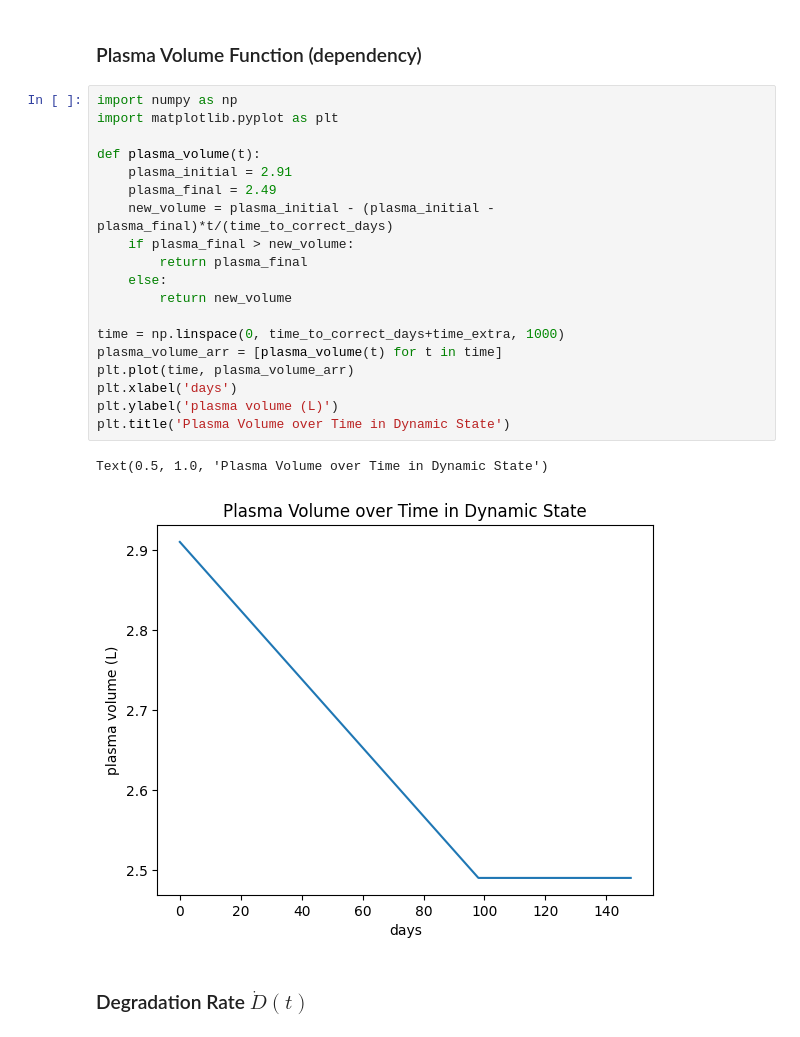
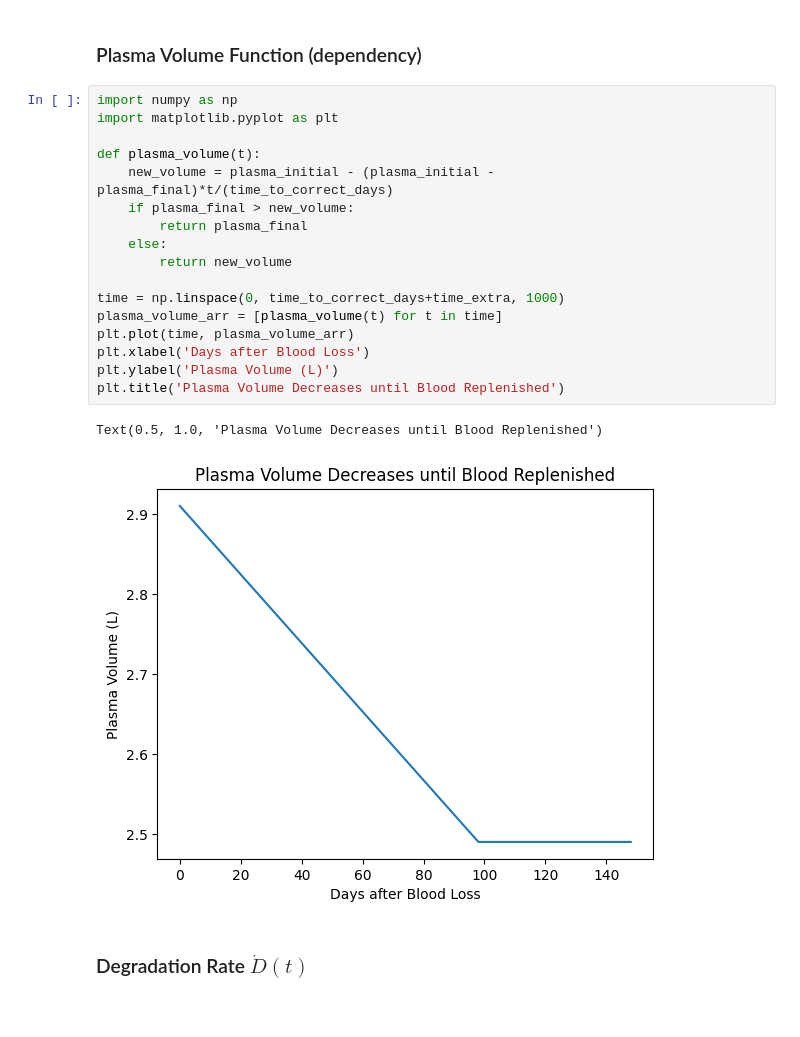
Before and after one commit to penelopenorth/PBL2, a Jupyter notebook: dynamic.ipynb, the cells around one changed output. Saved outputs shown, nothing was run; the diff lists cells and outputs as text.

```diff
--- a/dynamic.ipynb
+++ b/dynamic.ipynb
@@ -149,25 +153,23 @@ plt.show()
 # %%
 import numpy as np
 import matplotlib.pyplot as plt
 
 def plasma_volume(t):
-    plasma_initial = 2.91
-    plasma_final = 2.49
     new_volume = plasma_initial - (plasma_initial - plasma_final)*t/(time_to_correct_days)
     if plasma_final > new_volume:
         return plasma_final
     else:
         return new_volume
 
 time = np.linspace(0, time_to_correct_days+time_extra, 1000)
 plasma_volume_arr = [plasma_volume(t) for t in time]
 plt.plot(time, plasma_volume_arr)
-plt.xlabel('days')
-plt.ylabel('plasma volume (L)')
-plt.title('Plasma Volume over Time in Dynamic State')
+plt.xlabel('Days after Blood Loss')
+plt.ylabel('Plasma Volume (L)')
+plt.title('Plasma Volume Decreases until Blood Replenished')
 # %% [output]
-Text(0.5, 1.0, 'Plasma Volume over Time in Dynamic State')
+Text(0.5, 1.0, 'Plasma Volume Decreases until Blood Replenished')
-[figure, old version]
+[figure, new version]
 # %% [markdown]
 ### Degradation Rate $\dot D(t)$
 # %% [markdown]
```
Also changed, not shown: parts of 16 cells of this notebook.
